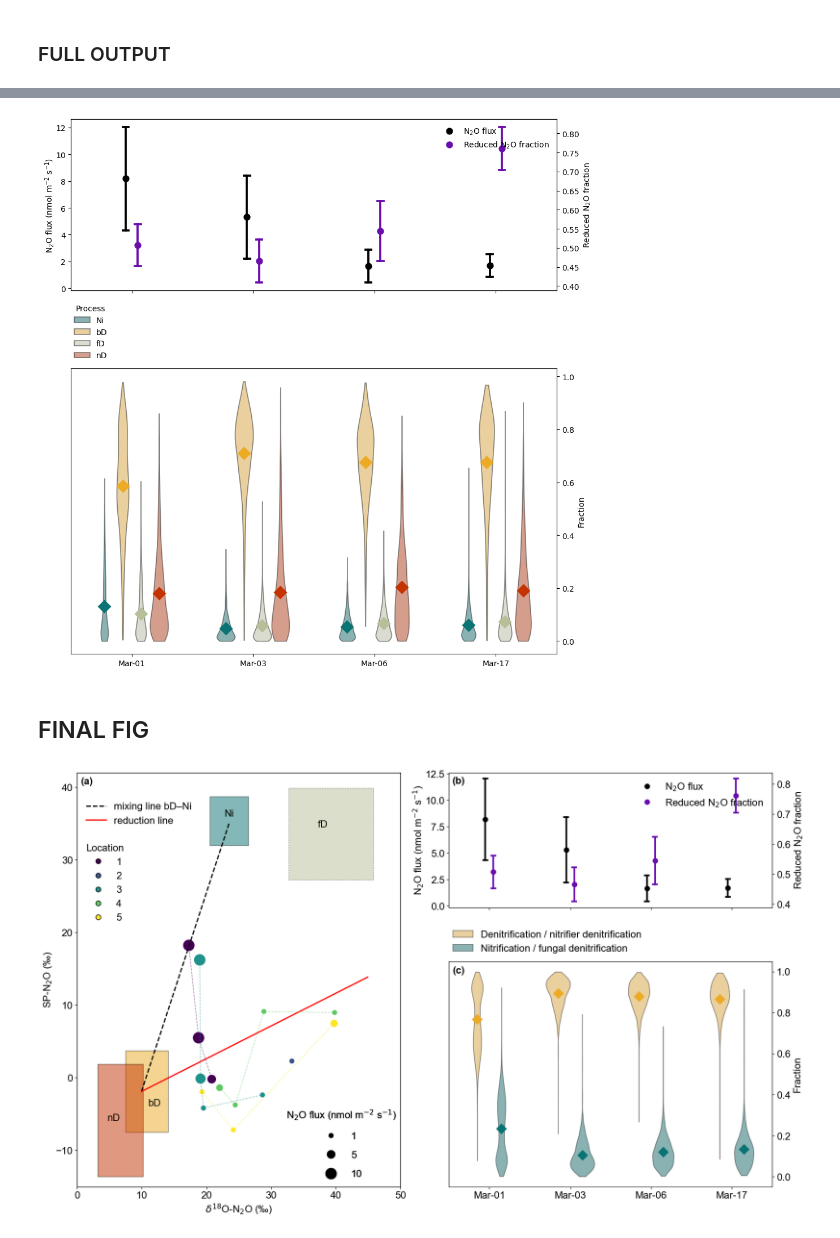
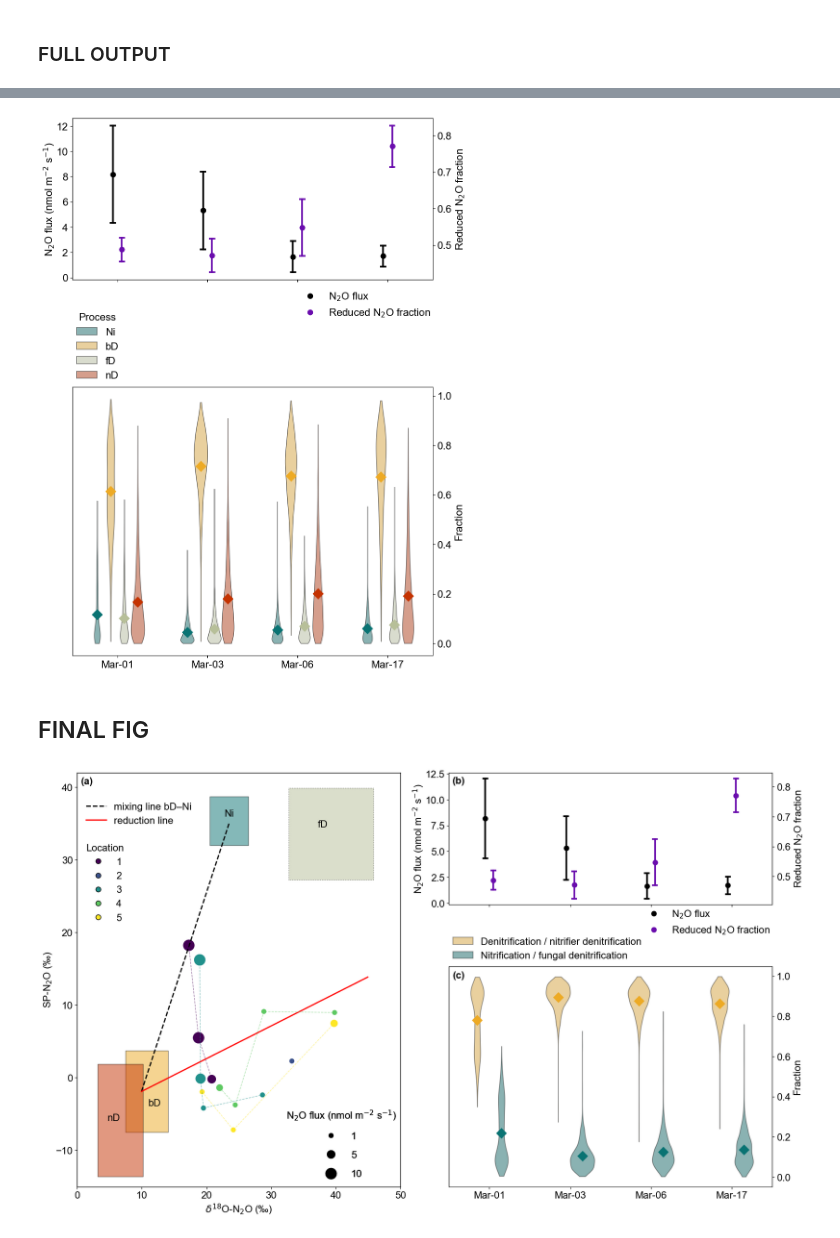
Before and after one commit to fabioturc/n2o-wheat-drivers-sources, a Jupyter notebook: notebooks/SOURCES_10_analysis.ipynb, the cells around one changed output, grey strips where cells are left out. Drawn from its saved outputs; the diff is of its cells as text; code cells hidden in the pictures.

```diff
--- a/notebooks/SOURCES_10_analysis.ipynb
+++ b/notebooks/SOURCES_10_analysis.ipynb
@@ -796,7 +813,7 @@ def plot_flux_with_reduced_fraction(ax):
     # Combine legends from both axes
     lines1, labels1 = ax.get_legend_handles_labels()
     lines2, labels2 = ax2.get_legend_handles_labels()
-    ax2.legend(lines1 + lines2, labels1 + labels2, frameon=False, loc='upper right')
+    ax2.legend(lines1 + lines2, labels1 + labels2, frameon=False, bbox_to_anchor=(1.02, -0.3), loc='lower right')
     ax.legend_.remove()  # Remove the first legend to avoid duplication
 
     return ax, ax2
@@ -865,7 +882,7 @@ def plot_all_fractions(ax):
     handles, labels = ax.get_legend_handles_labels()
     ax.legend(handles, labels,
               title='Process',
-              bbox_to_anchor=(0, 1.02), loc='lower left',
+              bbox_to_anchor=(0, 1.01), loc='lower left',
               borderaxespad=0., frameon=False)
 
     # Formatting
@@ -900,22 +916,22 @@ plt.show()
 # %%
 # Create figure and define custom layout
-fig = plt.figure(figsize=(10, 10))
+fig = plt.figure(figsize=(10, 15))
 gs = GridSpec(nrows=2, ncols=1, height_ratios=[0.6, 1], figure=fig)
 
 # Axes
 ax_flux = fig.add_subplot(gs[0])      # Left column (spans both rows)
 ax_frac = fig.add_subplot(gs[1])      # Top right
 
 # Plot into each axis
 ax_flux, ax_flux_r = plot_flux_with_reduced_fraction(ax_flux)
 plot_all_fractions(ax_frac)
 
 # Layout and save
-plt.tight_layout()
-plt.savefig("../figures/source_fractions_all_FRAME.png", dpi=300)
+fig.subplots_adjust(hspace=0.5)  # Reduce horizontal & vertical spacing
+plt.savefig("../figures/source_fractions_all_FRAME.png", bbox_inches='tight', dpi=300)
 plt.show()
 # %% [output]
-[figure, old version]
+[figure, new version]
 # %% [markdown]
 ## FINAL FIG
 # %%
@@ -943,10 +959,10 @@ plot_d18O_SP(ax_d18O)
 ax_flux, ax_flux_r = plot_flux_with_reduced_fraction(ax_flux)
 plot_pooled_fractions(ax_frac)
 
-fig.subplots_adjust(wspace=0.15, hspace=0.3)  # Reduce horizontal & vertical spacing
+fig.subplots_adjust(wspace=0.15, hspace=0.35)  # Reduce horizontal & vertical spacing
 
 # Plot and save
 plt.savefig("../figures/combined_isotope_fig.png", dpi=300, bbox_inches='tight', pad_inches=0.1)
 plt.show()
 # %% [output]
-[figure, old version]
+[figure, new version]
```
Also changed, not shown: parts of 12 cells of this notebook, 1 other file.
